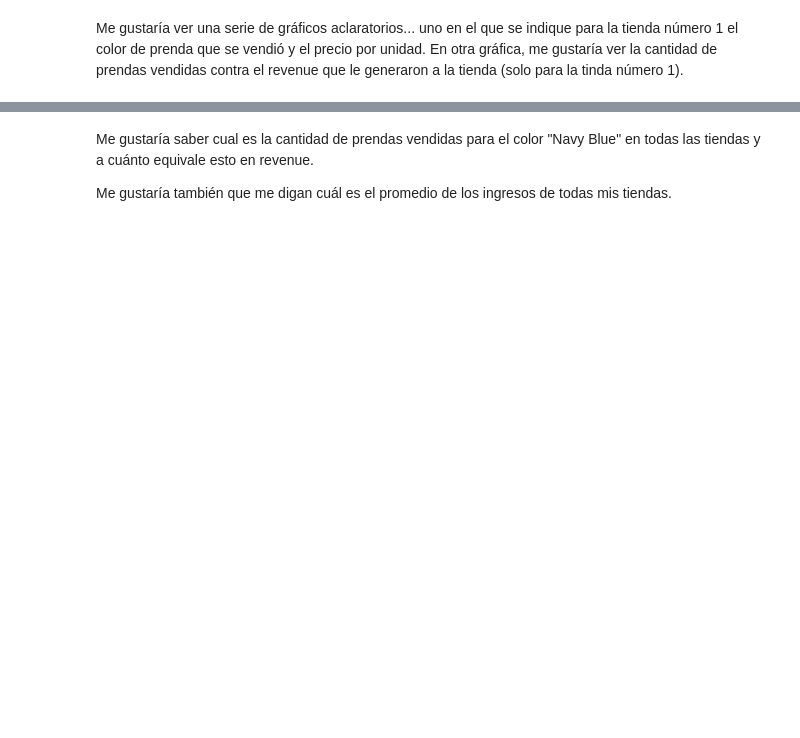
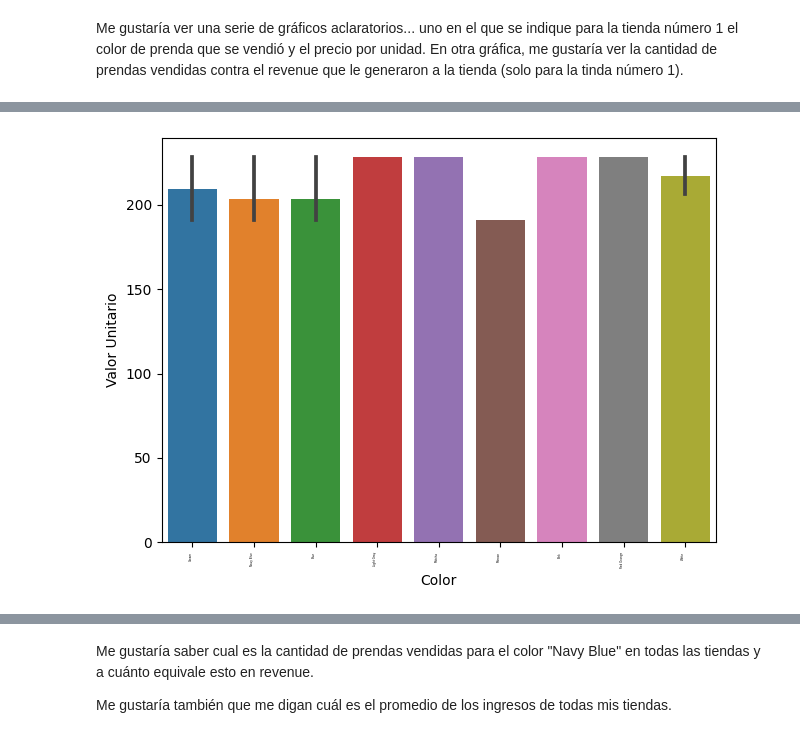
Before and after one commit to NatCastro28/Class2023, a Jupyter notebook: Taller_BigD.ipynb, the cells around one changed output, grey strips where cells are left out. Drawn from its saved outputs; the diff is of its cells as text; code cells hidden in the pictures; blank space fills up the shorter version.

```diff
--- a/Taller_BigD.ipynb
+++ b/Taller_BigD.ipynb
@@ -11,0 +160,10 @@ Me gustaría ver una serie de gráficos aclaratorios... uno en el que se indique
+# %%
+df_tienda1 = venta_tienda_1.loc[venta_tienda_1['Store'] == 1]
+sns.barplot(x="color", y="unit_price", data=venta_tienda_1)
+plt.xlabel('Color')
+plt.ylabel('Valor Unitario')
+plt.xticks(rotation=90, ha='right', fontsize=2)
+plt.tight_layout()
+plt.show()
+# %% [output]
+[figure, added]
```
Also changed, not shown: parts of 32 cells of this notebook.
